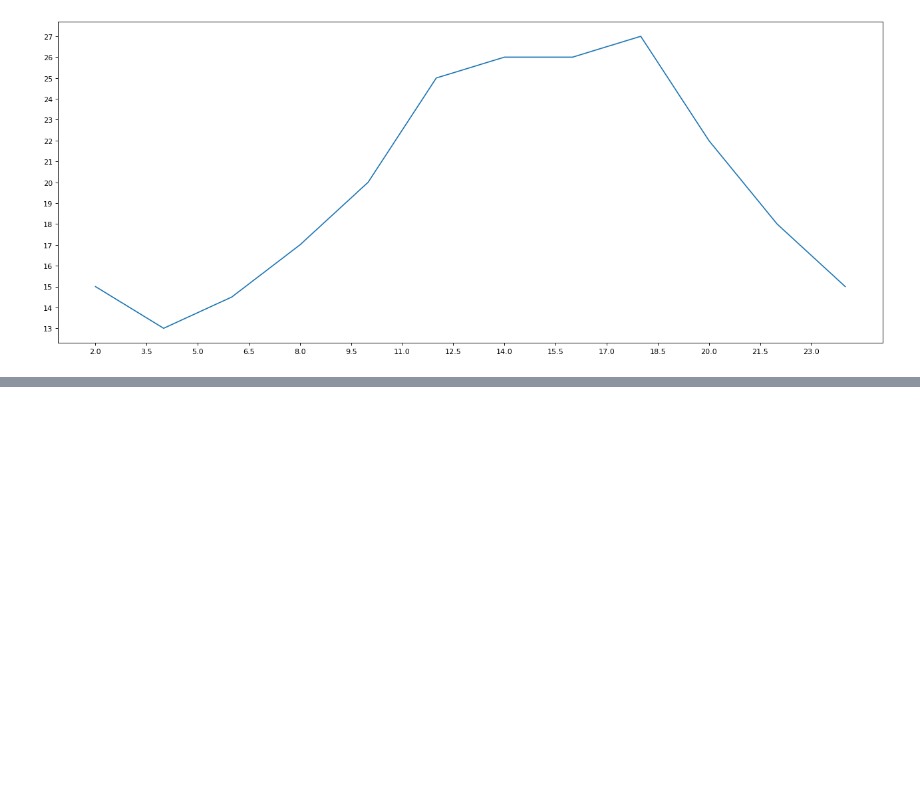
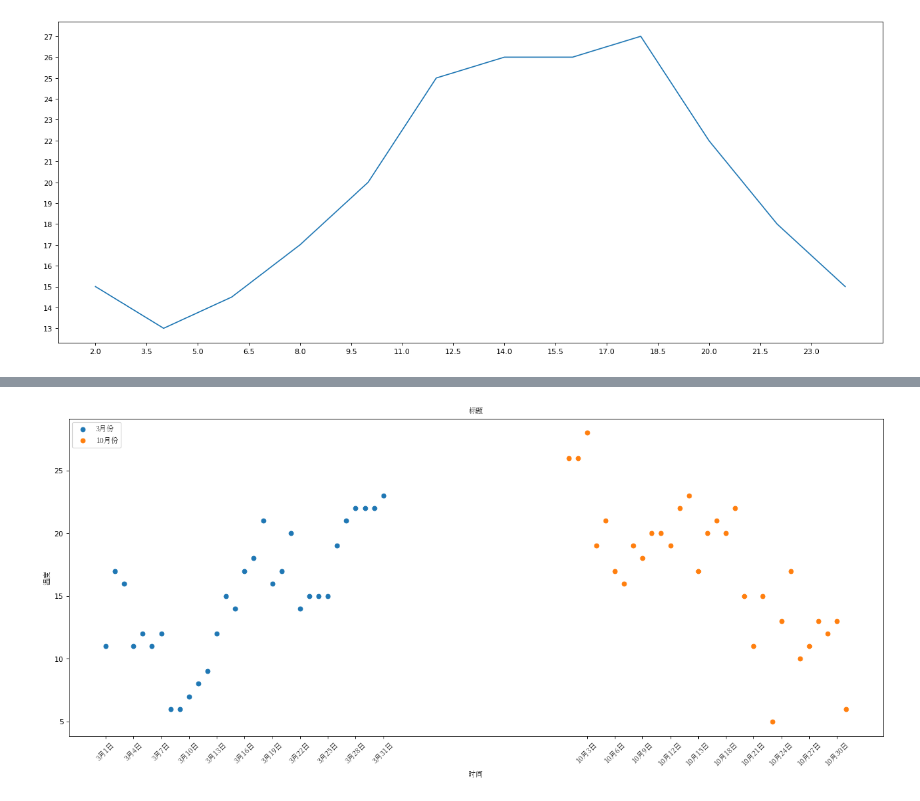
Before and after one commit to Vik1ang/COMP9417, a Jupyter notebook: comp9417/Self-Study /matplot.ipynb, the cells around one changed output, grey strips where cells are left out. Saved outputs shown, nothing was run; the diff lists cells and outputs as text; code cells hidden in the pictures; blank space fills up the shorter version.

```diff
--- a/comp9417/Self-Study /matplot.ipynb
+++ b/comp9417/Self-Study /matplot.ipynb
@@ -32,0 +84,27 @@ plt.show()
+# %%
+my_font = font_manager.FontProperties(fname="/Users/weiqiangzhuang/Library/Fonts/SourceHanSerif.ttc")
+y_3 = [11,17,16,11,12,11,12,6,6,7,8,9,12,15,14,17,18,21,16,17,20,14,15,15,15,19,21,22,22,22,23]
+y_10 = [26,26,28,19,21,17,16,19,18,20,20,19,22,23,17,20,21,20,22,15,11,15,5,13,17,10,11,13,12,13,6]
+
+x_3 = range(1, 32)
+x_10 = range(51, 82)
+
+plt.figure(figsize=(20,8), dpi=80)
+
+plt.scatter(x_3, y_3, label="3月份")
+plt.scatter(x_10, y_10, label="10月份")
+
+_x = list(x_3) + list(x_10)
+_xticks_labels = ["3月{}日".format(i) for i in x_3]
+_xticks_labels += ["10月{}日".format(i - 50) for i in x_10]
+plt.xticks(_x[::3], _xticks_labels[::3], fontproperties=my_font, rotation=45)
+
+plt.legend(loc="upper left", prop=my_font)
+
+plt.xlabel("时间", fontproperties=my_font)
+plt.ylabel("温度", fontproperties=my_font)
+plt.title("标题", fontproperties=my_font)
+
+plt.show()
+# %% [output]
+[figure, added]
```
Also changed, not shown: parts of 9 cells of this notebook, 1 other file.
